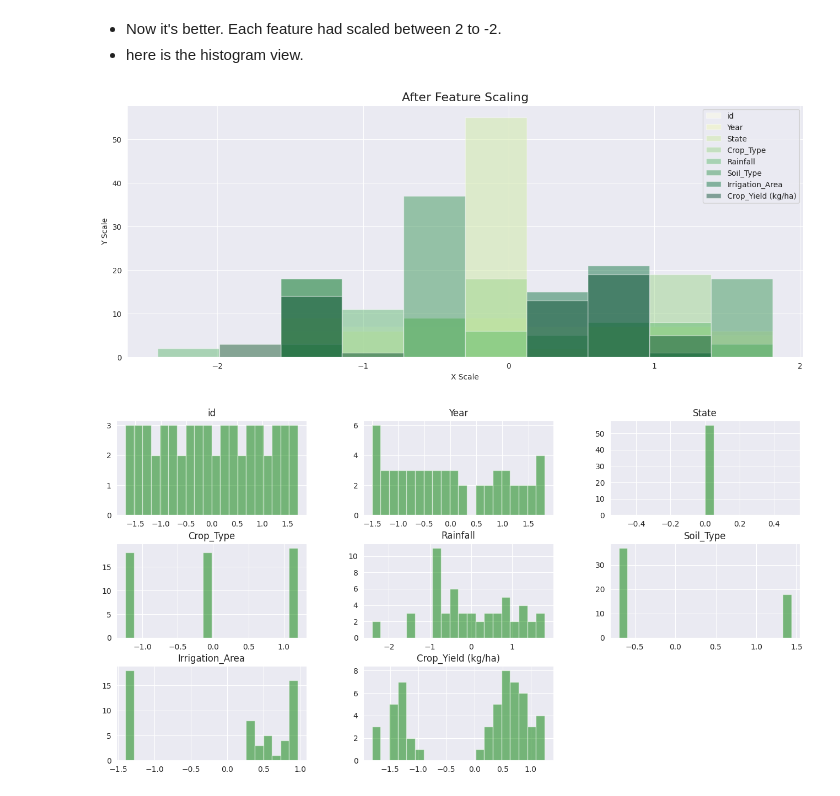
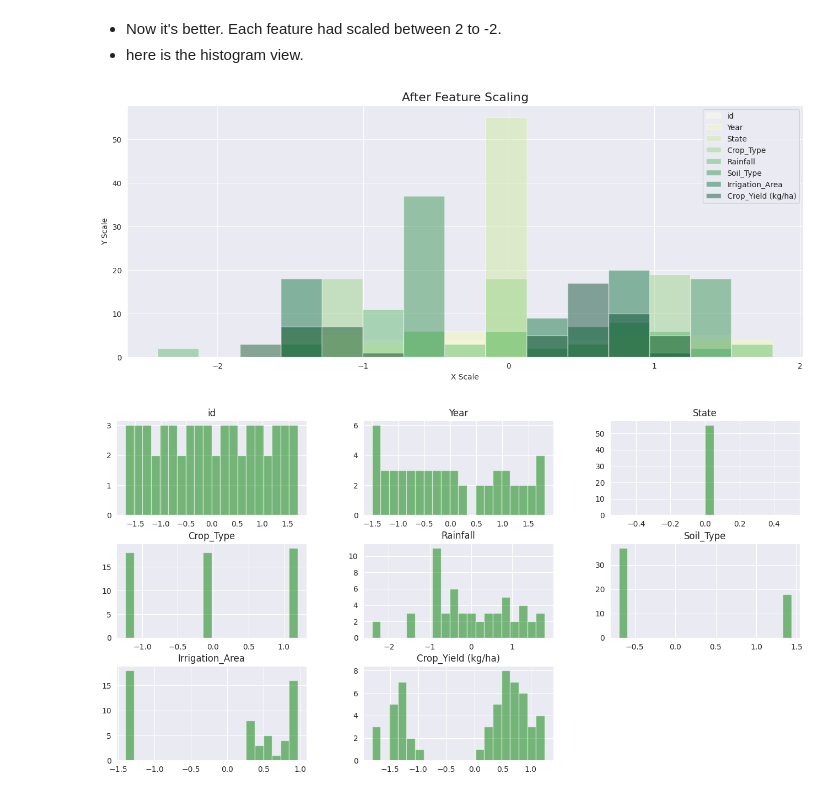
Before and after one commit to Sakib-Dalal/Innovative-AI-Challenge-2024, a Jupyter notebook: Notebook/main_notebook.ipynb, the cells around one changed output. Cells and saved outputs as stored; diff of their text form; code cells hidden in the pictures.

```diff
--- a/Notebook/main_notebook.ipynb
+++ b/Notebook/main_notebook.ipynb
@@ -440,14 +442,14 @@ plt.show()
 - Now it's better. Each feature had scaled between 2 to -2.
 - here is the histogram view.
 # %%
-train_cp_df.plot(figsize=(16, 6), cmap="YlGn", kind="hist", alpha=0.45)
+train_cp_df.plot(figsize=(16, 6), cmap="YlGn", kind="hist", alpha=0.45, bins=15)
 plt.title("After Feature Scaling", fontsize=16)
 plt.xlabel("X Scale")
 plt.ylabel("Y Scale")
 
 plt.show()
 # %% [output]
-[figure, old version]
+[figure, new version]
 # %%
 train_cp_df.hist(figsize=(16, 8), bins=20, color="Green", alpha=0.5)
 plt.show()
```
Also changed, not shown: parts of 13 cells of this notebook.
